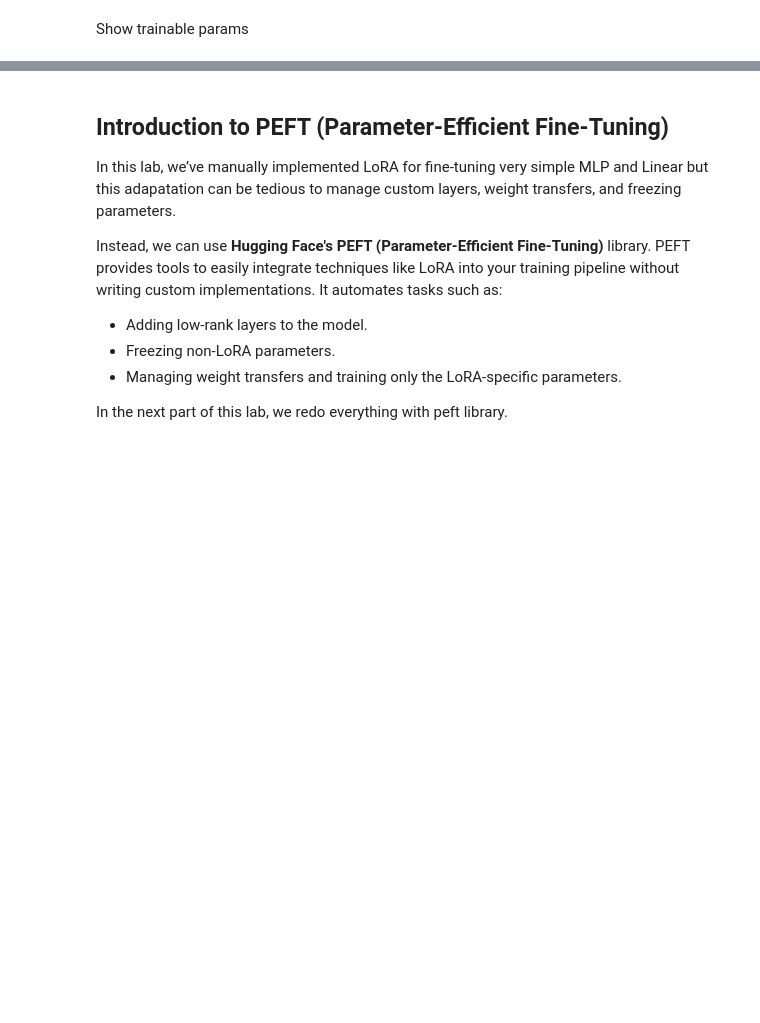
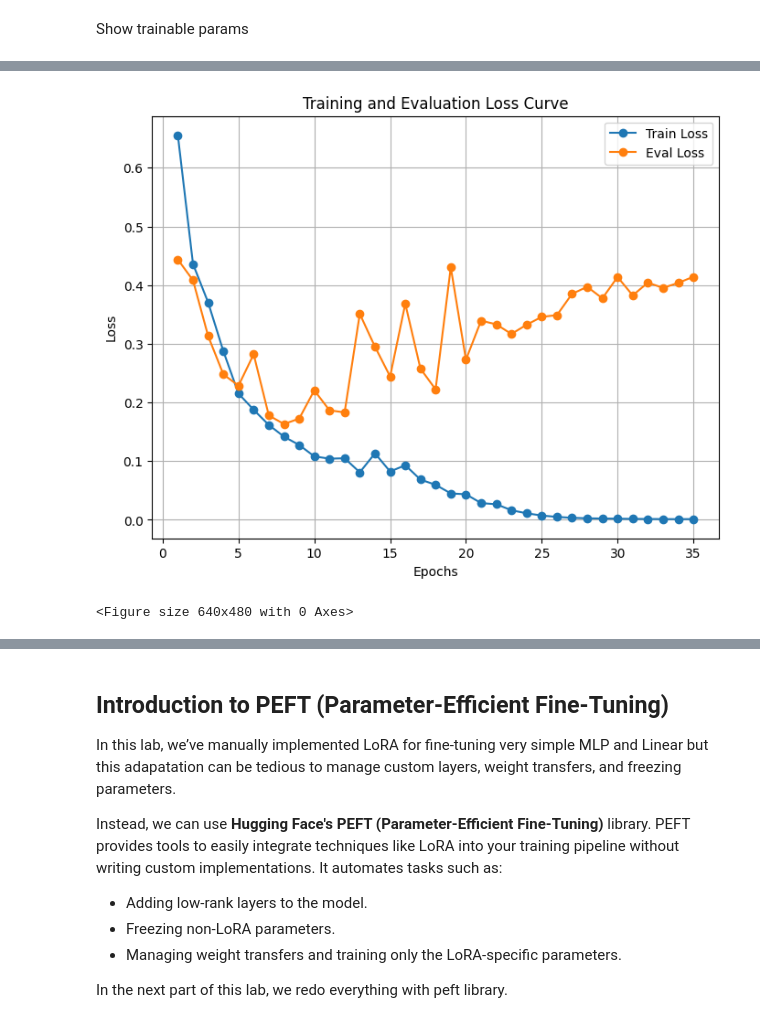
Before and after one commit to ArnaudoB/CSC_52002_EP-MultimodalGenAI, a Jupyter notebook: lab2/lab2.ipynb, the cells around one changed output, grey strips where cells are left out. Drawn from its saved outputs; the diff is of its cells as text; code cells hidden in the pictures; blank space fills up the shorter version.

```diff
--- a/lab2/lab2.ipynb
+++ b/lab2/lab2.ipynb
@@ -386,6 +511,11 @@ class MLP(nn.Module):
         self.seq = nn.Sequential(
             # Complete the following code for a 3 layer MLP,
             # with a big middle layer dim > 2000
+            nn.Linear(20, 2048),
+            nn.ReLU(),
+            nn.Linear(2048, 2048), # two classes: either 0 or 1
+            nn.ReLU(),
+            nn.Linear(2048, 2),
             nn.LogSoftmax(dim=-1), #log loss / binary cross entropy loss
         )
 
@@ -402,5 +534,5 @@ print(device)
 # %%
-def train(model, optimizer, criterion, train_dataloader, eval_dataloader, epochs, device):
+def train(model, optimizer, criterion, train_dataloader, eval_dataloader, epochs, device, output):
     train_losses = []
     eval_losses = []
 
@@ -448,8 +580,7 @@ def train(model, optimizer, criterion, train_dataloader, eval_dataloader, epochs
     plt.legend()
     plt.grid()
     plt.show()
-
-    print("Training curve saved as 'training_curve.png'.")
+    plt.savefig(output)
 # %% [markdown]
 ### **Question 2.1**:
 Please complete the following code for this toy example:
@@ -463,2 +590,6 @@ criterion = ### Complete me
+# %%
+base_model = MLP().to(device)
+optimizer = torch.optim.Adam(base_model.parameters(), lr=lr)
+criterion = nn.NLLLoss() # because we already output log softmax in the model
 # %%
 base_model
@@ -470,6 +610,11 @@ def print_trainable_parameters(model):
     trainable_params = 0
     all_param = 0
     ### Complete me
+    for param in model.parameters():
+        num_params = param.numel() # number of elements in a PyTorch tensor
+        all_param += num_params
+        if param.requires_grad:
+            trainable_params += num_params
     print(
         f"trainable params: {trainable_params} || all params: {all_param} || trainable%: {100 * trainable_params / all_param}"
     )
@@ -480 +638,7 @@ print_trainable_parameters(base_model)
+# %%
+# Lets train the base model
+train(base_model, optimizer, criterion, train_dataloader, eval_dataloader, epochs=max_epochs, device=device, output="./base_model_training_curve.png")
+# %% [output]
+[figure, added]
+<Figure size 640x480 with 0 Axes>
 # %% [markdown]
```
Also changed, not shown: parts of 41 cells of this notebook, 7 other files.
